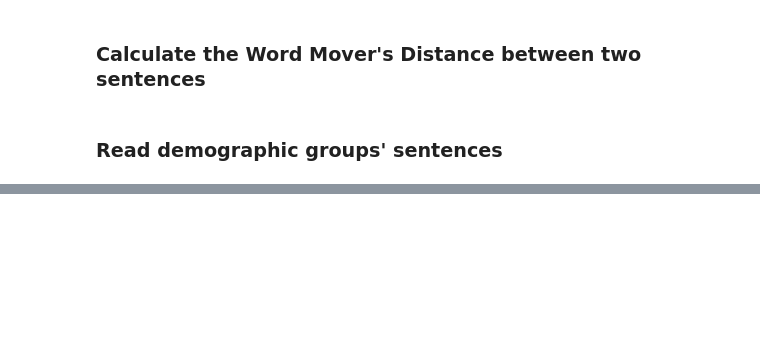
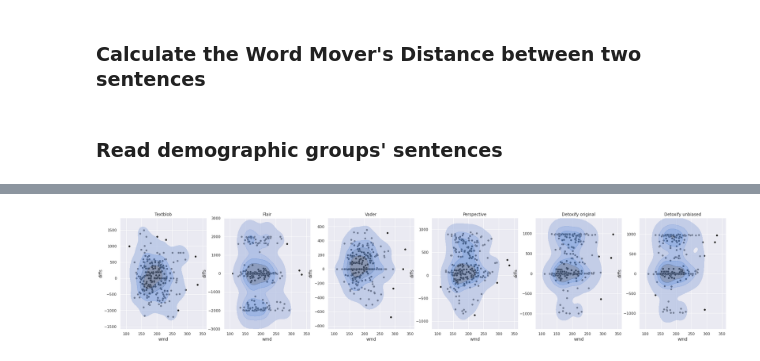
Before and after one commit to Guilherme26/dissertation, a Jupyter notebook: notebooks/pipelines/07-analysis/youtube/07-3-analyze-wmd.ipynb, the cells around one changed output, grey strips where cells are left out. Saved outputs shown, nothing was run; the diff lists cells and outputs as text; code cells hidden in the pictures; blank space fills up the shorter version.

```diff
--- a/notebooks/pipelines/07-analysis/youtube/07-3-analyze-wmd.ipynb
+++ b/notebooks/pipelines/07-analysis/youtube/07-3-analyze-wmd.ipynb
@@ -123,0 +65,8 @@ plt.show()
+# %%
+score_cols = [col for col in df.columns if "score" in col] + ["wmd"]
+
+df.loc[:, score_cols] = df.loc[:, score_cols] * 1000
+df = df.dropna().reset_index(drop=True)
+df.loc[:, score_cols] = df.loc[:, score_cols].astype(int)
+
+df.head(3)
@@ -123,0 +78,35 @@ plt.show()
+# %%
+fig, axs = plt.subplots(1, 6, figsize=(32, 6))
+
+for i, model in enumerate([
+    "textblob",
+    "flair",
+    "vader",
+    "perspective",
+    "detoxify_original",
+    "detoxify_unbiased",
+]):
+    df_tmp = df[["wmd", f"{model}_score_black", f"{model}_score"]].copy()
+    df_tmp.loc[:, "diffs"] = df_tmp[f"{model}_score_black"] - df_tmp[f"{model}_score"]
+    df_tmp = df_tmp.drop_duplicates(["wmd", "diffs"]).reset_index(drop=True)
+
+    sns.scatterplot(
+        x=df_tmp.wmd,
+        y=df_tmp.diffs,
+        color="k",
+        ax=axs[i],
+    )
+    sns.kdeplot(
+        x=df_tmp.wmd,
+        y=df_tmp.diffs,
+        levels=5,
+        fill=True,
+        alpha=0.6,
+        cut=2,
+        ax=axs[i],
+    )
+    axs[i].set_title(model.replace('_', ' ').capitalize())
+
+plt.show()
+# %% [output]
+[figure, added]
```
Also changed, not shown: parts of 13 cells of this notebook, 11 other files.
